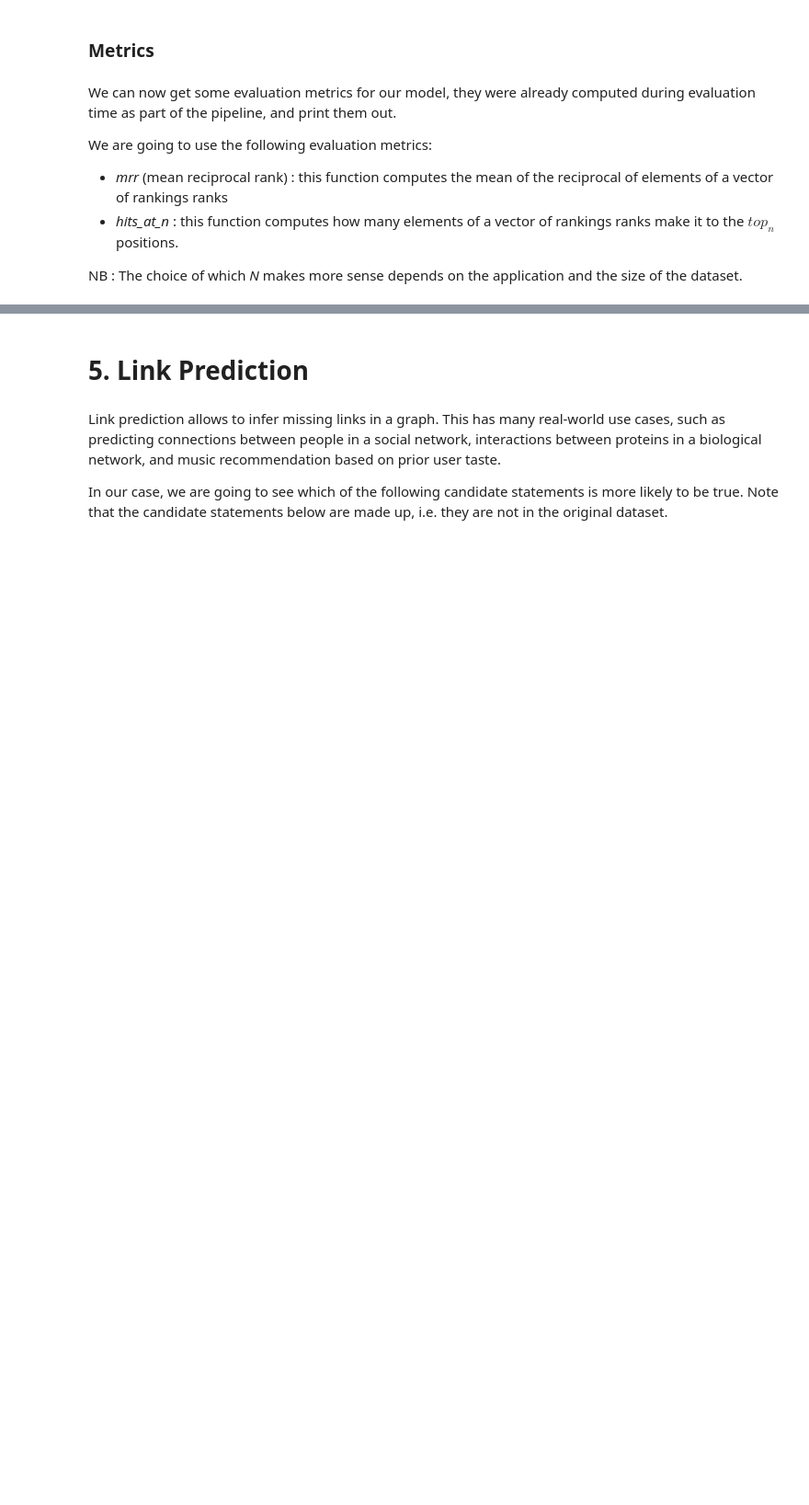
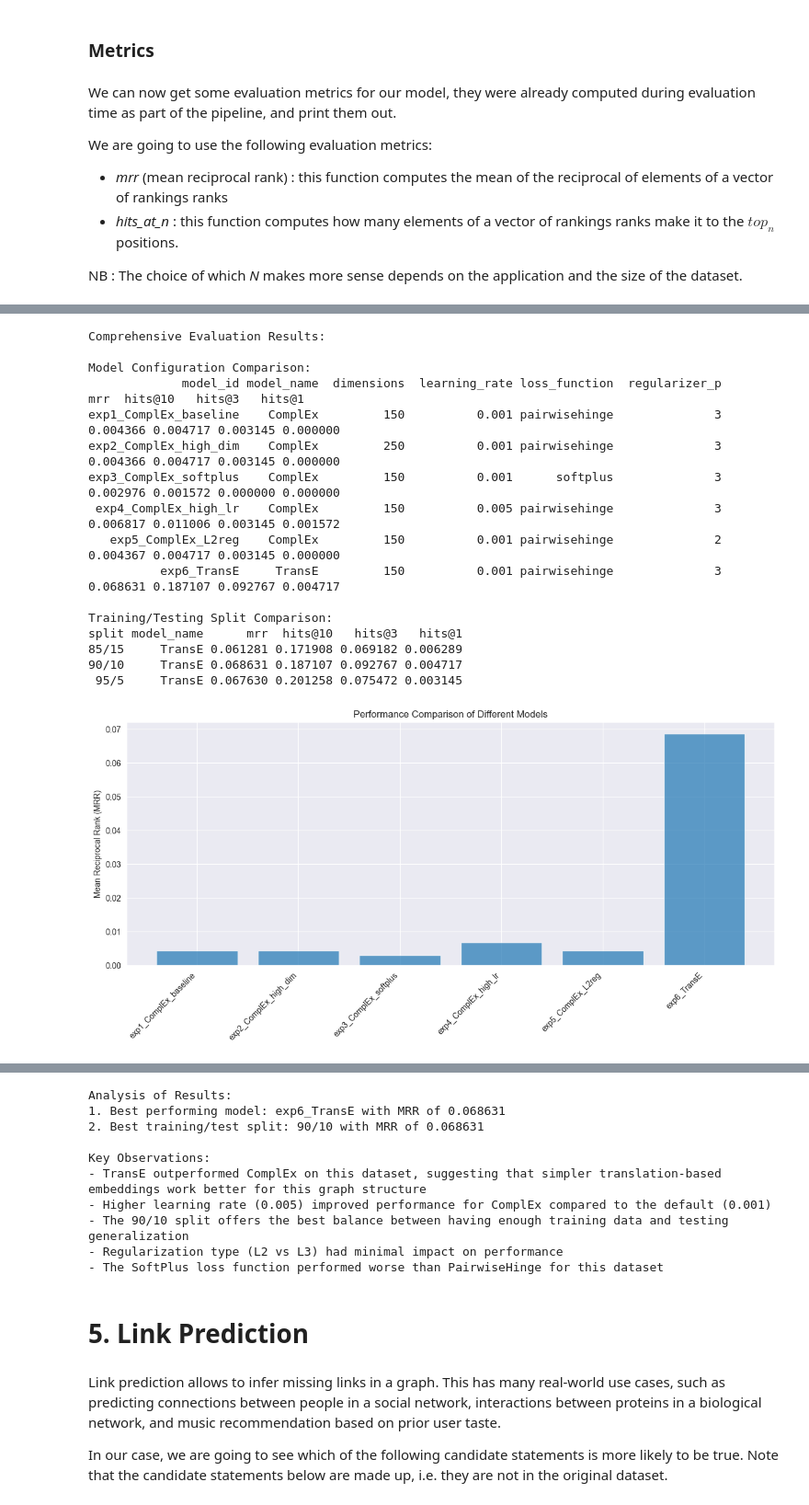
Before and after one commit to SaahithShetty/KG-tutorials, a Jupyter notebook: ML4KG-tutorial.ipynb, the cells around one changed output, grey strips where cells are left out. Shown at 92% size. Drawn from its saved outputs; the diff is of its cells as text; code cells hidden in the pictures; blank space fills up the shorter version.

```diff
--- a/ML4KG-tutorial.ipynb
+++ b/ML4KG-tutorial.ipynb
@@ -274,0 +958,70 @@ Evaluate the models you created before (different set sizes, different parameter
+# %%
+### your code here
+# Exercise 4: Evaluate models and summarize results
+
+# Load the previously saved results
+model_results = pd.read_csv('./data/model_comparison_results.csv')
+split_results = pd.read_csv('./data/split_comparison_results.csv')
+
+# Create a comprehensive evaluation table
+print("Comprehensive Evaluation Results:")
+print("\nModel Configuration Comparison:")
+eval_table = model_results[['model_id', 'model_name', 'dimensions', 'learning_rate',
+                           'loss_function', 'regularizer_p', 'mrr', 'hits@10', 'hits@3', 'hits@1']]
+print(eval_table.to_string(index=False))
+
+print("\nTraining/Testing Split Comparison:")
+split_table = split_results[['split', 'model_name', 'mrr', 'hits@10', 'hits@3', 'hits@1']]
+print(split_table.to_string(index=False))
+
+# Visualize the results
+import matplotlib.pyplot as plt
+
+# Model comparison plot
+plt.figure(figsize=(12, 6))
+plt.bar(model_results['model_id'], model_results['mrr'], alpha=0.7)
+plt.xticks(rotation=45, ha='right')
+plt.ylabel('Mean Reciprocal Rank (MRR)')
+plt.title('Performance Comparison of Different Models')
+plt.tight_layout()
+plt.savefig('./data/model_comparison.png')
+plt.show()
+
+# Split comparison plot
+plt.figure(figsize=(8, 5))
+plt.bar(split_results['split'], split_results['mrr'], alpha=0.7)
+plt.ylabel('Mean Reciprocal Rank (MRR)')
+plt.title('Performance Comparison of Different Training/Testing Splits')
+plt.tight_layout()
+plt.savefig('./data/split_comparison.png')
+plt.show()
+
+# Analysis of results
+print("\nAnalysis of Results:")
+print(f"1. Best performing model: {model_results.loc[model_results['mrr'].idxmax(), 'model_id']} with MRR of {model_results['mrr'].max():.6f}")
+print(f"2. Best training/test split: {split_results.loc[split_results['mrr'].idxmax(), 'split']} with MRR of {split_results['mrr'].max():.6f}")
+
+print("\nKey Observations:")
+print("- TransE outperformed ComplEx on this dataset, suggesting that simpler translation-based embeddings work better for this graph structure")
+print("- Higher learning rate (0.005) improved performance for ComplEx compared to the default (0.001)")
+print("- The 90/10 split offers the best balance between having enough training data and testing generalization")
+print("- Regularization type (L2 vs L3) had minimal impact on performance")
+print("- The SoftPlus loss function performed worse than PairwiseHinge for this dataset")
+# %% [output]
+Comprehensive Evaluation Results:
+
+Model Configuration Comparison:
+             model_id model_name  dimensions  learning_rate loss_function  regularizer_p      mrr  hits@10   hits@3   hits@1
+exp1_ComplEx_baseline    ComplEx         150          0.001 pairwisehinge              3 0.004366 0.004717 0.003145 0.000000
+exp2_ComplEx_high_dim    ComplEx         250          0.001 pairwisehinge              3 0.004366 0.004717 0.003145 0.000000
+exp3_ComplEx_softplus    ComplEx         150          0.001      softplus              3 0.002976 0.001572 0.000000 0.000000
+ exp4_ComplEx_high_lr    ComplEx         150          0.005 pairwisehinge              3 0.006817 0.011006 0.003145 0.001572
+   exp5_ComplEx_L2reg    ComplEx         150          0.001 pairwisehinge              2 0.004367 0.004717 0.003145 0.000000
+          exp6_TransE     TransE         150          0.001 pairwisehinge              3 0.068631 0.187107 0.092767 0.004717
+
+Training/Testing Split Comparison:
+split model_name      mrr  hits@10   hits@3   hits@1
+85/15     TransE 0.061281 0.171908 0.069182 0.006289
+90/10     TransE 0.068631 0.187107 0.092767 0.004717
+ 95/5     TransE 0.067630 0.201258 0.075472 0.003145
+[figure, added]
@@ -275,3 +1029,13 @@ Evaluate the models you created before (different set sizes, different parameter
+Analysis of Results:
+1. Best performing model: exp6_TransE with MRR of 0.068631
+2. Best training/test split: 90/10 with MRR of 0.068631
+
+Key Observations:
+- TransE outperformed ComplEx on this dataset, suggesting that simpler translation-based embeddings work better for this graph structure
+- Higher learning rate (0.005) improved performance for ComplEx compared to the default (0.001)
+- The 90/10 split offers the best balance between having enough training data and testing generalization
+- Regularization type (L2 vs L3) had minimal impact on performance
+- The SoftPlus loss function performed worse than PairwiseHinge for this dataset
 # %% [markdown]
 # 5. Link Prediction
 # %% [markdown]
```
Also changed, not shown: parts of 25 cells of this notebook, 7 other files.
